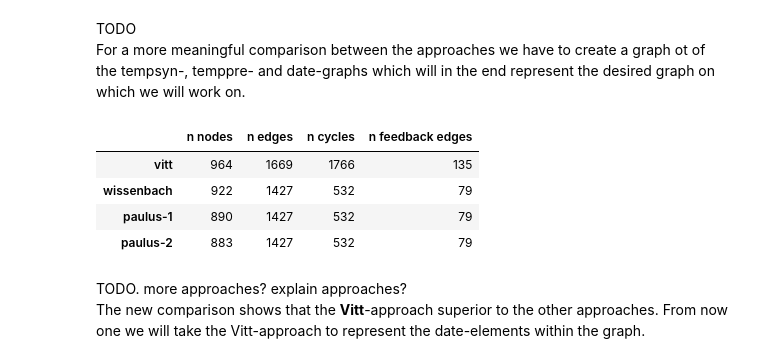
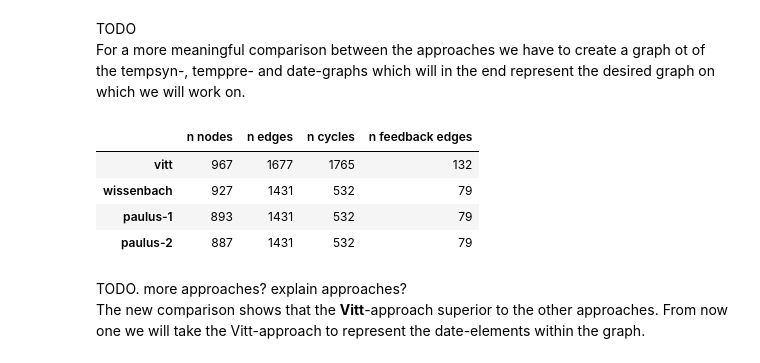
Before and after one commit to papajan3000/faust-macrogen-graph, a Jupyter notebook: macrogenesismodel_nb.ipynb, the cells around one changed output. Saved outputs shown, nothing was run; the diff lists cells and outputs as text; code cells hidden in the pictures.

```diff
--- a/macrogenesismodel_nb.ipynb
+++ b/macrogenesismodel_nb.ipynb
@@ -18,3 +21,19 @@ import pandas as pd
 from collections import Counter, OrderedDict
 import networkx as nx
 import matplotlib.pyplot as plt
+
+
+special_researchers = {'faust://bibliography/gsa-datenbank' : 1950,
+                     'faust://self' : 2000,
+                     'faust://bibliography/inventare_2_2': 2011,
+                     'faust://bibliography/aa_duw_2': 1974,
+                     'faust://print/faustedition/J.2': 1887,
+                     'faust://bibliography/quz_1': 1966,
+                     'faust://bibliography/quz_2': 1982,
+                     'faust://bibliography/quz_3': 1986,
+                     'faust://bibliography/quz_4': 1984,
+                     'faust://bibliography/wa_I_13_2': 1901,
+                     'faust://bibliography/wa_I_14' : 1887,
+                     'faust://bibliography/wa_I_15_2' : 1888,
+                     'faust://bibliography/wa_I_53': 1914,
+                     'faust://bibliography/wa_IV_13' : 1893}
@@ -24,4 +65,4 @@ import matplotlib.pyplot as plt
 filespath = Path('resources')
 temppre_items = parserutils.xmlparser(filespath)
 tempsyn_items = parserutils.xmlparser(filespath, False, False)
-date_items = parserutils.xmlparser(filespath, True)
+date_items = parserutils.xmlparser(filespath, True, skipignore=True)
@@ -87,7 +132,7 @@ approaches_graphs = {}
 approaches_fas =  {}
 
 for approach in approaches:
-    datesG = absolute_graphutils.graph_from_dates(date_items, approach)
+    datesG = absolute_graphutils.graph_from_dates(date_items, approach, special_researchers)
     approaches_graphs[approach] = datesG
     datesG_fas = eades_fas.eades_FAS(datesG, True)
     #adatesG = acyclic dates graph
@@ -104,9 +149,9 @@ for k, v in approaches_graphs.items():
     #if k in approaches_fas:
     date_graphs_approaches[k] = [len(v.nodes()), len(v.edges()), len(list(nx.simple_cycles(v))), len(approaches_fas[k])]
 
-dgadf = pd.DataFrame(date_graphs_approaches)#, columns=columns)
-dgadf = dgadf.T
-dgadf.columns = columns
-dgadf
+approach_df = pd.DataFrame(date_graphs_approaches)#, columns=columns)
+approach_df = approach_df.T
+approach_df.columns = columns
+approach_df
 # %% [output]
 |  | n nodes | n edges | n cycles | n feedback edges |
@@ -120,41 +165,41 @@ For a more meaningful comparison between the approaches we have to create a grap
 # %%
 approaches = ["vitt", "wissenbach", "paulus-1", "paulus-2"]
 
 approaches_graphs = {}
 approaches_fas =  {}
 
 
 tmpG = nx.compose(temppreG, tempsynG)
 
 for approach in approaches:
-    datesG = absolute_graphutils.graph_from_dates(date_items, approach)
+    datesG = absolute_graphutils.graph_from_dates(date_items, approach, special_researchers)
     G = nx.compose(tmpG, datesG)
 
     approaches_graphs[approach] = G
     G_fas = eades_fas.eades_FAS(G, True)
     #adatesG = acyclic dates graph
     aG = G.copy()
     aG.remove_edges_from(G_fas)
 
     approaches_fas[approach] = G_fas
 
 graphs_approaches = {}
 columns = ["n nodes", "n edges", "n cycles", "n feedback edges"]
 
 for k, v in approaches_graphs.items():
     #if k in approaches_fas:
     graphs_approaches[k] = [len(v.nodes()), len(v.edges()), len(list(nx.simple_cycles(v))), len(approaches_fas[k])]
 
-dgadf = pd.DataFrame(graphs_approaches)#, columns=columns)
-dgadf = dgadf.T
-dgadf.columns = columns
-dgadf
+approach_df = pd.DataFrame(graphs_approaches)#, columns=columns)
+approach_df = approach_df.T
+approach_df.columns = columns
+approach_df
 # %% [output]
 |  | n nodes | n edges | n cycles | n feedback edges |
-| vitt | 964 | 1669 | 1766 | 135 |
-| wissenbach | 922 | 1427 | 532 | 79 |
-| paulus-1 | 890 | 1427 | 532 | 79 |
-| paulus-2 | 883 | 1427 | 532 | 79 |
+| vitt | 967 | 1677 | 1765 | 132 |
+| wissenbach | 927 | 1431 | 532 | 79 |
+| paulus-1 | 893 | 1431 | 532 | 79 |
+| paulus-2 | 887 | 1431 | 532 | 79 |
 # %% [markdown]
 TODO. more approaches? explain approaches?<br>
 The new comparison shows that the <b>Vitt</b>-approach superior to the other approaches. From now one we will take the Vitt-approach to represent the date-elements within the graph.
```
Also changed, not shown: parts of 58 cells of this notebook, 5 other files.
